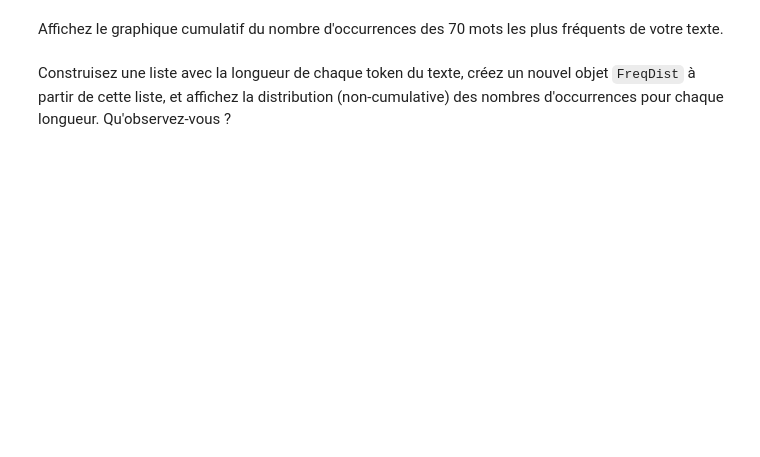
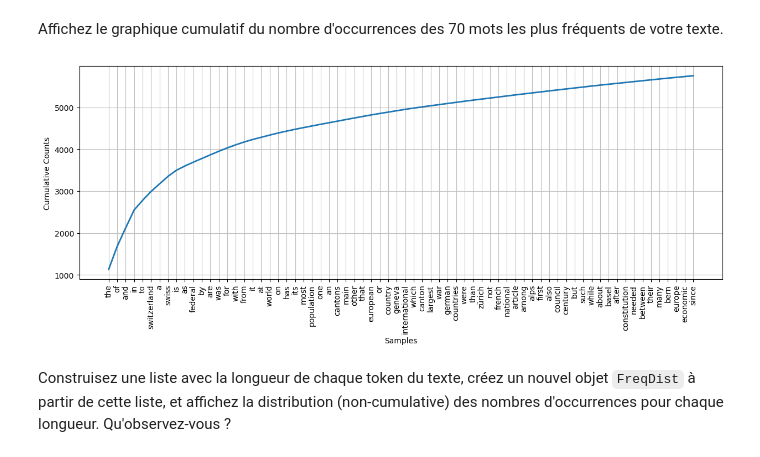
Before and after one commit to ODAncona/tal_lab, a Jupyter notebook: labo1/TAL_Labo1c_dancona_maier.ipynb, the cells around one changed output. Saved outputs shown, nothing was run; the diff lists cells and outputs as text; code cells hidden in the pictures; blank space fills up the shorter version.

Commit message:
labo1 partie c premier jet

```diff
--- a/labo1/TAL_Labo1c_dancona_maier.ipynb
+++ b/labo1/TAL_Labo1c_dancona_maier.ipynb
@@ -26,0 +32,10 @@ Réutilisez la méthode de la partie 1b pour enlever le début et la fin de la c
+# %%
+# Please write your Python code below and execute it.
+start = 'codeCHInternet TLD.ch, .swiss'
+end = '[278][279]'
+startIndex = raw2.index(start)+len(start)
+endIndex = raw2.index(end)
+raw2trimmed = raw2[startIndex:endIndex]
+
+print(f"Les 100 premiers caractères du texte sont: {raw2trimmed[:100]}")
+print(f"Les 100 derniers caractères du texte sont: {raw2trimmed[-100:]}")
@@ -38,3 +64,5 @@ fd = open(filename, 'a', encoding='utf8')
 Effectuer maintenant la tokenisation de cette page **sans** faire de segmentation en phrases.  Stockez le résultat dans une variable (p.ex. `words2`) sans écrire de fichier.  Combien de tokens possède ce texte ?
 # %%
 # Please write your Python code below and execute it.
+words2 = nltk.word_tokenize(raw2trimmed)
+print("Le nombre de tokens est de", len(words2))
@@ -42,3 +72,4 @@ Effectuer maintenant la tokenisation de cette page **sans** faire de segmentatio
 Créez un objet de type nltk.Text à partir de la liste de *tokens* `words2`.  Appliquez-lui à titre d'exemple les méthodes `concordance`, `similar` et `collocations`.
 # %%
 # Please write your Python code below and execute it.
+text = nltk.Text(words2)
@@ -55,0 +134,9 @@ Construisez un objet `FreqDist` avec les mots de cette page, en convertissant en
+# %%
+from nltk import FreqDist
+
+fdist = nltk.FreqDist([w.lower() for w in text if w.isalpha()])
+
+mostFrequentWord = fdist.most_common(30)
+
+for word, frequency in mostFrequentWord:
+    print(f"{word:<25}: {frequency:>4}")
@@ -57,5 +162,9 @@ Construisez un objet `FreqDist` avec les mots de cette page, en convertissant en
 Affichez le graphique cumulatif du nombre d'occurrences des 70 mots les plus fréquents de votre texte.
 # %%
 # Please write your Python code below and execute it.
+plt.figure(figsize=(15, 5))
+fdist.plot(70, cumulative=True);
+# %% [output]
+[figure, added]
 # %% [markdown]
 Construisez une liste avec la longueur de chaque token du texte, créez un nouvel objet `FreqDist` à partir de cette liste, et affichez la distribution (non-cumulative) des nombres d'occurrences pour chaque longueur.  Qu'observez-vous ?
```
Also changed, not shown: parts of 19 cells of this notebook, 1 other file.
